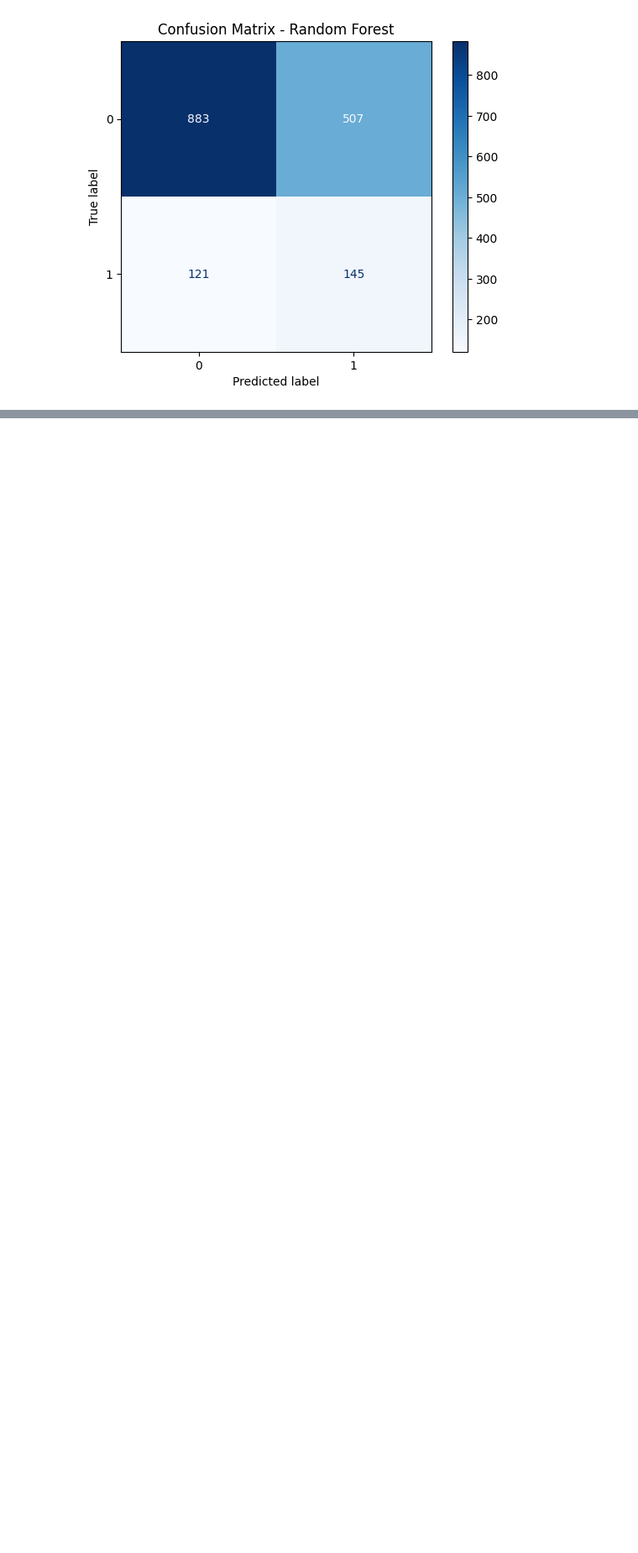
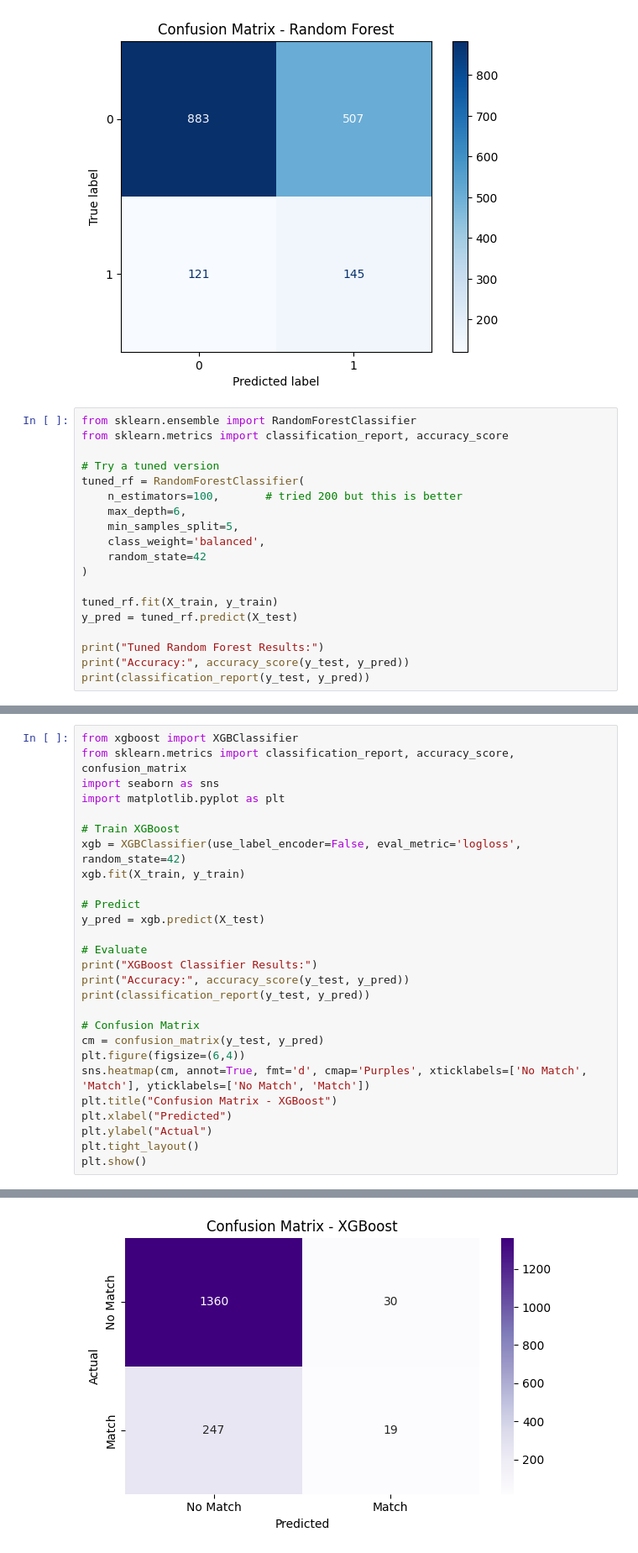
Before and after one commit to preawp/psych-of-selection, a Jupyter notebook: notebooks/modeling.ipynb, the cells around one changed output, grey strips where cells are left out. Shown: that part at 84% size. Cells and saved outputs as stored; diff of their text form; blank space fills up the shorter version.

```diff
--- a/notebooks/modeling.ipynb
+++ b/notebooks/modeling.ipynb
@@ -133,3 +133,22 @@ plt.title("Confusion Matrix - Random Forest")
 plt.show()
 # %% [output]
 [figure]
+# %%
+from sklearn.ensemble import RandomForestClassifier
+from sklearn.metrics import classification_report, accuracy_score
+
+# Try a tuned version
+tuned_rf = RandomForestClassifier(
+    n_estimators=100,       # tried 200 but this is better
+    max_depth=6,
+    min_samples_split=5,
+    class_weight='balanced',
+    random_state=42
+)
+
+tuned_rf.fit(X_train, y_train)
+y_pred = tuned_rf.predict(X_test)
+
+print("Tuned Random Forest Results:")
+print("Accuracy:", accuracy_score(y_test, y_pred))
+print(classification_report(y_test, y_pred))
@@ -135,0 +176,28 @@ plt.show()
+# %%
+from xgboost import XGBClassifier
+from sklearn.metrics import classification_report, accuracy_score, confusion_matrix
+import seaborn as sns
+import matplotlib.pyplot as plt
+
+# Train XGBoost
+xgb = XGBClassifier(use_label_encoder=False, eval_metric='logloss', random_state=42)
+xgb.fit(X_train, y_train)
+
+# Predict
+y_pred = xgb.predict(X_test)
+
+# Evaluate
+print("XGBoost Classifier Results:")
+print("Accuracy:", accuracy_score(y_test, y_pred))
+print(classification_report(y_test, y_pred))
+
+# Confusion Matrix
+cm = confusion_matrix(y_test, y_pred)
+plt.figure(figsize=(6,4))
+sns.heatmap(cm, annot=True, fmt='d', cmap='Purples', xticklabels=['No Match', 'Match'], yticklabels=['No Match', 'Match'])
+plt.title("Confusion Matrix - XGBoost")
+plt.xlabel("Predicted")
+plt.ylabel("Actual")
+plt.tight_layout()
+plt.show()
+# %% [output]
@@ -135,0 +217 @@ plt.show()
+[figure, added]
```
Also changed, not shown: parts of 3 cells of this notebook, 2 other files.
